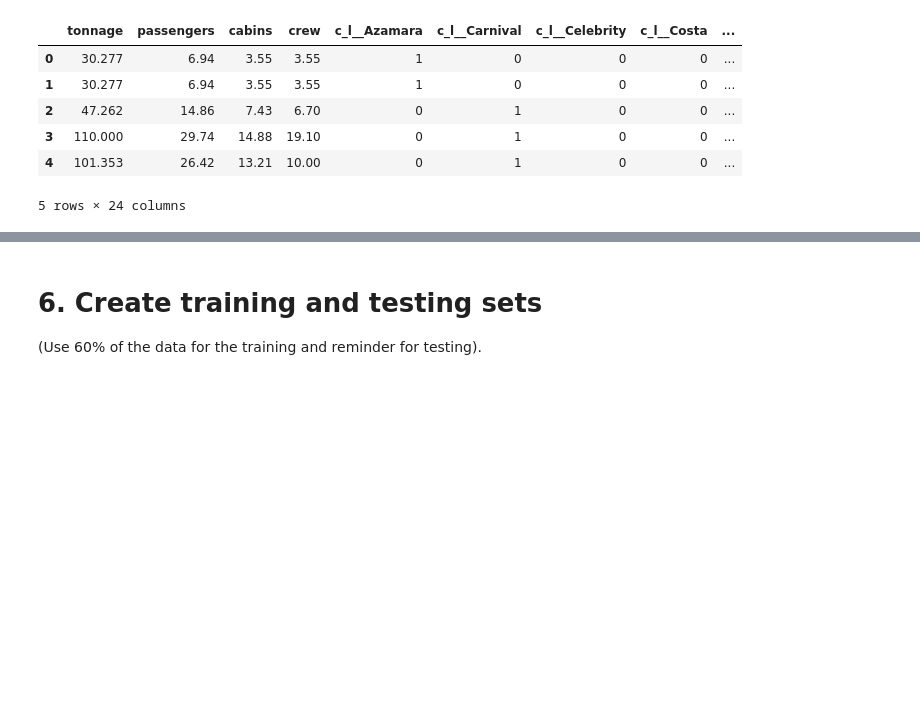
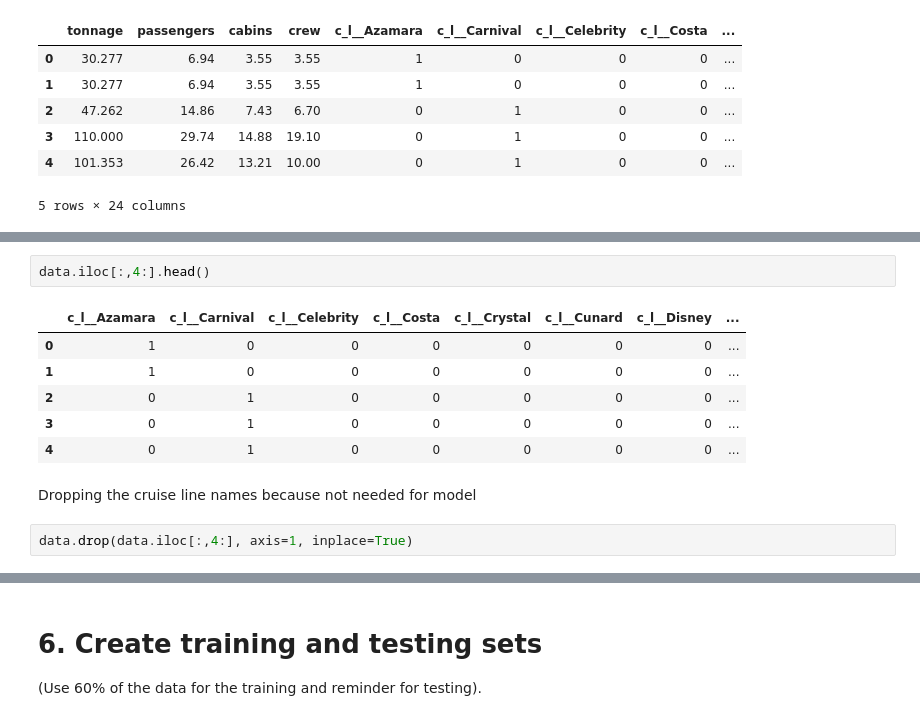
Before and after one commit to halpert3/cruise_ship, a Jupyter notebook: 1_cruise_ship_notebook.ipynb, the cells around one changed output, grey strips where cells are left out. Drawn from its saved outputs; the diff is of its cells as text; blank space fills up the shorter version.

```diff
--- a/1_cruise_ship_notebook.ipynb
+++ b/1_cruise_ship_notebook.ipynb
@@ -279,0 +282,13 @@ data.head()
+# %%
+data.iloc[:,4:].head()
+# %% [output]
+|  | c_l__Azamara | c_l__Carnival | c_l__Celebrity | c_l__Costa | c_l__Crystal | c_l__Cunard | c_l__Disney | ... |
+| 0 | 1 | 0 | 0 | 0 | 0 | 0 | 0 | ... |
+| 1 | 1 | 0 | 0 | 0 | 0 | 0 | 0 | ... |
+| 2 | 0 | 1 | 0 | 0 | 0 | 0 | 0 | ... |
+| 3 | 0 | 1 | 0 | 0 | 0 | 0 | 0 | ... |
+| 4 | 0 | 1 | 0 | 0 | 0 | 0 | 0 | ... |
+# %% [markdown]
+Dropping the cruise line names because not needed for model
+# %%
+data.drop(data.iloc[:,4:], axis=1, inplace=True)
```
Also changed, not shown: parts of 4 cells of this notebook.
